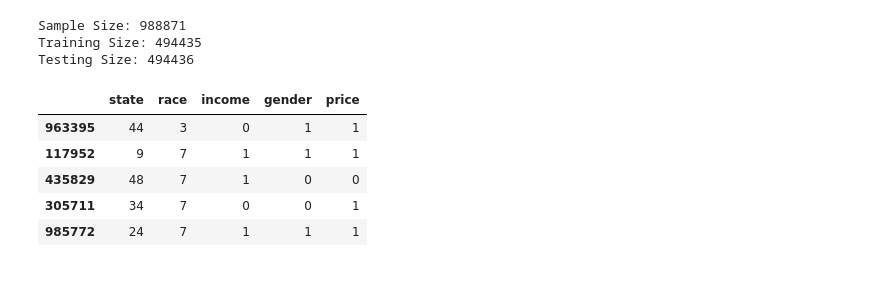
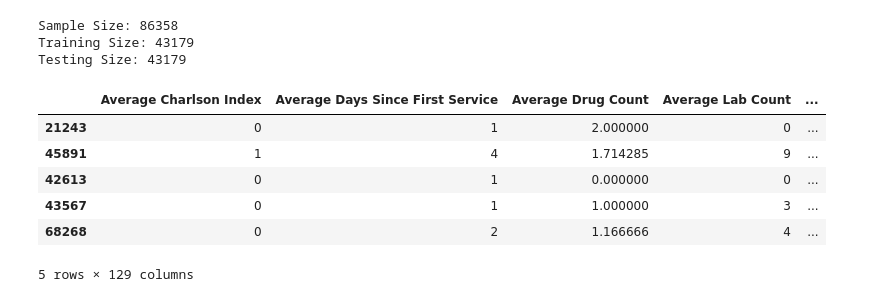
Before and after one commit to columbia/fairtest, a Jupyter notebook: src/test.ipynb, the cells around one changed output. Saved outputs shown, nothing was run; the diff lists cells and outputs as text; code cells hidden in the pictures.

```diff
--- a/src/test.ipynb
+++ b/src/test.ipynb
@@ -66,12 +66,10 @@ data.set_output_feature('Pred_FP', feature_type='cat')
 '''
 
 # Medical dataset (Age x Average Predicton Error)
-'''
 data.load_data_csv('../data/medical/predictions_reg_25.csv')
 data.original_data['Error'] = abs(data.original_data['Error'])
 data.set_sens_feature('Age', feature_type='cont')
 data.set_output_feature('Error', feature_type='cont')
-'''
 
 # Healthcare (Age x Premium)
 '''
@@ -90,43 +88,47 @@ data.set_explanatory_feature('department')
 '''
 
 # Staples dataset (Income x Price)
+'''
 data.load_data_csv('../data/staples/staples.csv')
 data.drop_feature('distance')
 data.drop_feature('zipcode')
 data.drop_feature('city')
-data.set_sens_feature('gender', feature_type='cat')
+data.set_sens_feature('income', feature_type='cat')
 data.set_output_feature('price', feature_type='cat')
+'''
 
 # Image Labeling dataset (Race x Labels)
 '''
 data.load_data_csv('../data/images/overfeat_raw.txt', separator='\t')
+#data.load_data_csv('../data/images/lfw_black-white.txt', separator='\t')
 data.set_sens_feature('Race', feature_type='cat')
 data.set_output_feature('Labels', feature_type='labeled')
 '''
 
 # Credit dataset
 '''
 data.load_data_csv('../data/credit/german.csv')
 data.set_sens_feature('Gender', feature_type='cat')
 data.set_output_feature('Credit score', feature_type='cat')
 '''
 
 data.encode_data(binary=False)
 data.train_test_split(train_size=0.5, seed=RANDOM_SEED)
 print 'Sample Size: {}'.format(len(data.original_data))
 print 'Training Size: {}'.format(len(data.data_train))
 print 'Testing Size: {}'.format(len(data.data_test))
 data.data_train.tail()
 # %% [output]
-Sample Size: 988871
-Training Size: 494435
-Testing Size: 494436
+Sample Size: 86358
+Training Size: 43179
+Testing Size: 43179
-|  | state | race | income | gender | price |
-| 963395 | 44 | 3 | 0 | 1 | 1 |
-| 117952 | 9 | 7 | 1 | 1 | 1 |
-| 435829 | 48 | 7 | 1 | 0 | 0 |
-| 305711 | 34 | 7 | 0 | 0 | 1 |
-| 985772 | 24 | 7 | 1 | 1 | 1 |
+|  | Average Charlson Index | Average Days Since First Service | Average Drug Count | Average Lab Count | ... |
+| 21243 | 0 | 1 | 2.000000 | 0 | ... |
+| 45891 | 1 | 4 | 1.714285 | 9 | ... |
+| 42613 | 0 | 1 | 0.000000 | 0 | ... |
+| 43567 | 0 | 1 | 1.000000 | 3 | ... |
+| 68268 | 0 | 2 | 1.166666 | 4 | ... |
+5 rows × 129 columns
 # %%
 imp.reload(cat_tree)
 imp.reload(tree_builder)
```
Also changed, not shown: parts of 3 cells of this notebook, 4 other files.
